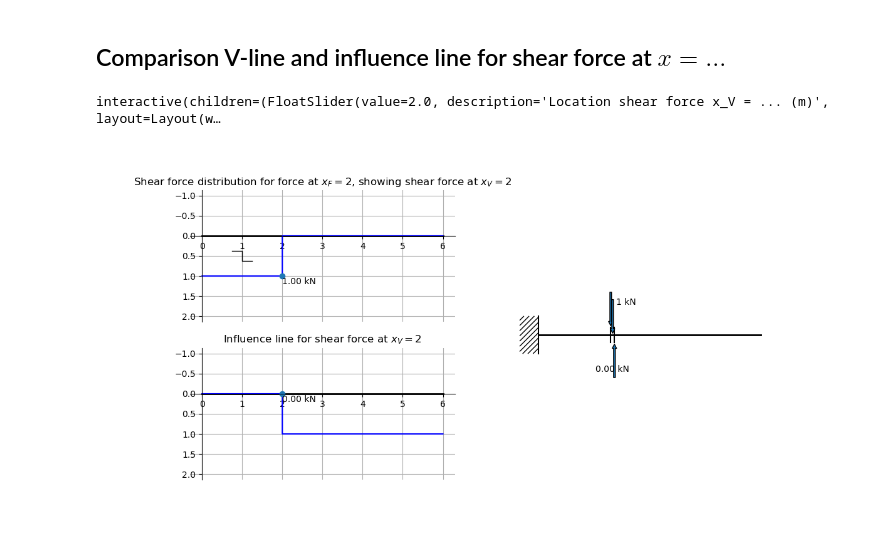
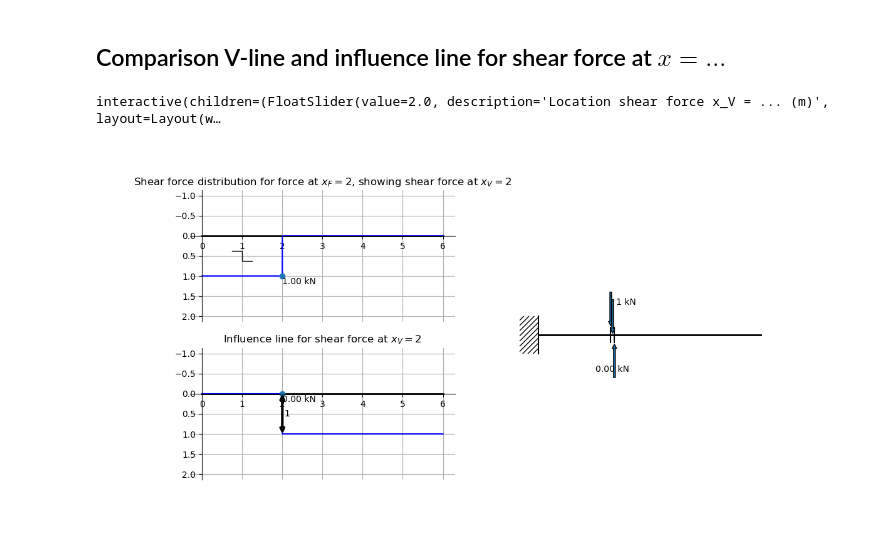
Before and after one commit to TUDelft-books/CTB3330, a Jupyter notebook: book/influence_line/influence_line_cantilever/Interactive_influence_line_simple_V.ipynb, the cells around one changed output. Cells and saved outputs as stored; diff of their text form; code cells hidden in the pictures.

```diff
--- a/book/influence_line/influence_line_cantilever/Interactive_influence_line_simple_V.ipynb
+++ b/book/influence_line/influence_line_cantilever/Interactive_influence_line_simple_V.ipynb
@@ -177,31 +177,37 @@ def func(a,b):
     #axs1.annotate(text='', xy=(b,0), xytext=(b,-0.3), arrowprops=dict(arrowstyle='simple'))
     axs1.invert_yaxis()
     plt.sca(axs1)
     vervormingV(b/2,V_numpy(6,b,1500,x)[1]/2,V_numpy(6,b,1500,x)[1]/2,0)
     title0 = 'Shear force distribution for force at $x_F = '+str(round(b))+'$, showing shear force at $x_V = '+str(round(a))+'$'
     axs1.set_title(title0)
     axs2.plot([0,6],[0,0],color='black',linewidth=2)
     axs2.grid()
     axs2.axis('equal')
     axs2.plot(x,V_inf_numpy(6,a,1500,x),color='blue')
     axs2.plot(b,V_inf_numpy(6,a,1500,b),marker='o')
     axs2.annotate('%.2f kN' % V_inf_numpy(6,a,1500,b),xy = [b,V_inf_numpy(6,a,1500,b)+0.2])
     axs2.invert_yaxis()
     title1 = 'Influence line for shear force at $x_V = '+str(round(a))+'$'
+
+    hulp0 = V_inf_numpy(L=6,a=a,EI=1500,x=a-0.001)
+    hulp1 = V_inf_numpy(L=6,a=a,EI=1500,x=a+0.001)
+    axs2.annotate(text='', xy=(a,hulp0), xytext=(a,hulp1), arrowprops=dict(arrowstyle='<|-|>', linewidth=3,shrinkA=0,shrinkB=0))
+    axs2.annotate('1',xy = [a+0.05,(hulp0+hulp1)/2],va='center',ha='left')
+
     axs2.set_title(title1)
 
     axs1.spines['right'].set_color('none')
     axs1.spines['top'].set_color('none')
     axs1.spines['bottom'].set_position('zero')
     axs1.spines['left'].set_position('zero')
     axs2.spines['right'].set_color('none')
     axs2.spines['top'].set_color('none')
     axs2.spines['bottom'].set_position('zero')
     axs2.spines['left'].set_position('zero')
     plt.draw()
 
 interact(func, a = widgets.FloatSlider(min=0.1, max=6, value=2, step=0.1, description="Location shear force x_V = ... (m)",readout_format='.1f',style= {'description_width': '200px'},layout = {'width': '450px'}),
          b = widgets.FloatSlider(min=0.1, max=6, value=2, step=0.1, description="Location force x_F = ... (m)",readout_format='.1f',style= {'description_width': '200px'},layout = {'width': '450px'}) );
 # %% [output]
 interactive(children=(FloatSlider(value=2.0, description='Location shear force x_V = ... (m)', layout=Layout(w…
-[figure, old version]
+[figure, new version]
```
Also changed, not shown: 1 other file.
